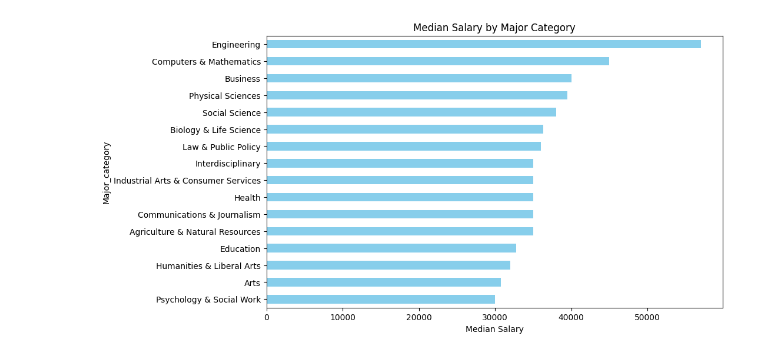
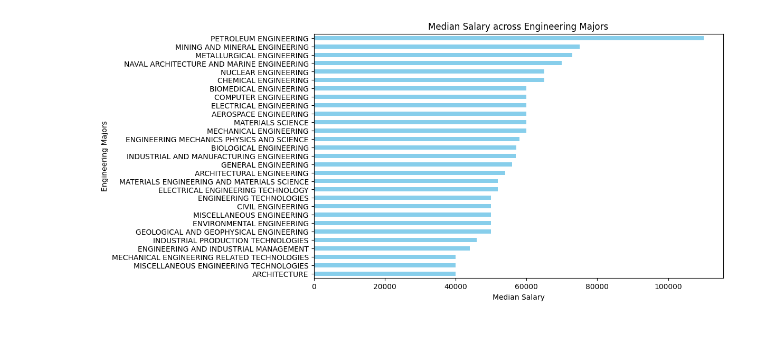
Before and after one commit to imerlwx/jupyterlab-extension, a Jupyter notebook: Untitled.ipynb, the cells around one changed output. Saved outputs shown, nothing was run; the diff lists cells and outputs as text; code cells hidden in the pictures.

```diff
--- a/Untitled.ipynb
+++ b/Untitled.ipynb
@@ -3,2 +4,2 @@ import pandas as pd
 # %%
-data = pd.read_csv('recent-grads.csv')
+df = pd.read_csv('recent-grads.csv')
@@ -19,8 +29,15 @@ median_salaries = data.groupby('Major_category')['Median'].median()
+# %%
+df_engineering = df[df['Major_category'] == 'Engineering']
+# %%
+grouped_engineering = df_engineering.groupby('Major')['Median'].mean()
 # %%
 plt.figure(figsize=(10,6))
-median_salaries.sort_values().plot(kind='barh', color='skyblue')
+grouped_engineering.sort_values().plot(kind='barh', color='skyblue')
+
 plt.xlabel('Median Salary')
-plt.title('Median Salary by Major Category')
+plt.ylabel('Engineering Majors')
+plt.title('Median Salary across Engineering Majors')
+
 plt.show()
 # %% [output]
-[figure, old version]
+[figure, new version]
```
Also changed, not shown: parts of 15 cells of this notebook, 8 other files.
